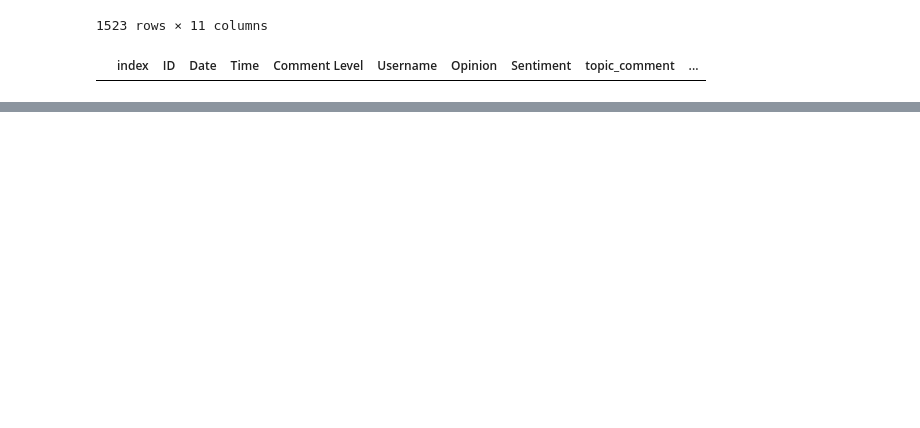
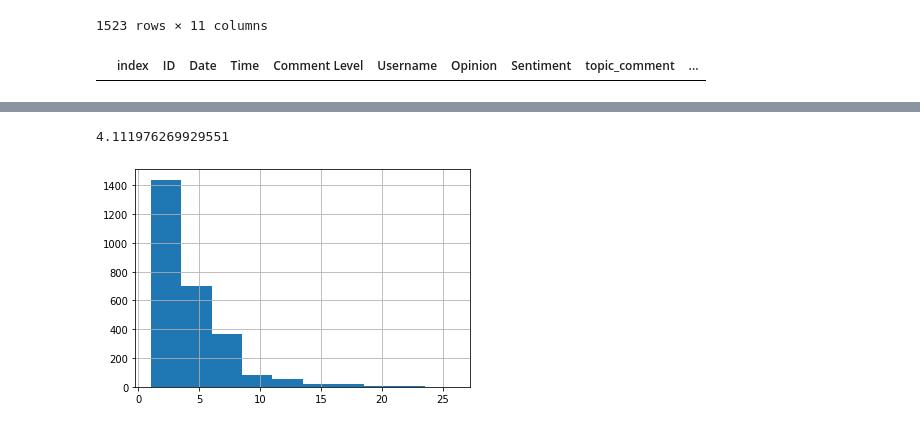
Before and after one commit to KirchnerS/Masterarbeit, a Jupyter notebook: data_exploration.ipynb, the cells around one changed output, grey strips where cells are left out. Saved outputs shown, nothing was run; the diff lists cells and outputs as text; code cells hidden in the pictures; blank space fills up the shorter version.

```diff
--- a/data_exploration.ipynb
+++ b/data_exploration.ipynb
@@ -739,0 +763,14 @@ annotierte_kommentare[annotierte_kommentare["comment"].isin(["negative", "neutra
+# %%
+import pandas as pd
+from nltk.tokenize import word_tokenize, sent_tokenize
+mein_df = pd.read_csv("annotated_data/annotated_data_with_users_and_al_cleaned.csv", names=["ID", "Date", "Time", "Comment Level", "Username", "Opinion", "Sentiment", "Topic_comment", "Topic_article", "Comment", "Method"])
+mein_df.loc[:, "länge"] = [len(word_tokenize(x)) for x in mein_df["Comment"]]
+mein_df.loc[:, "sentences"] = [len(sent_tokenize(x)) for x in mein_df["Comment"]]
+print(mein_df["sentences"].mean())
+# histogram = mein_df["länge"].hist().get_figure()
+histogram2 = mein_df["sentences"].hist().get_figure()
+histogram2.savefig("hist_sentences.png", facecolor="white")
+# histogram.savefig("hist_länge.png", facecolor="white")
+# %% [output]
+4.111976269929551
+[figure, added]
```
Also changed, not shown: parts of 6 cells of this notebook, 3 other files.
